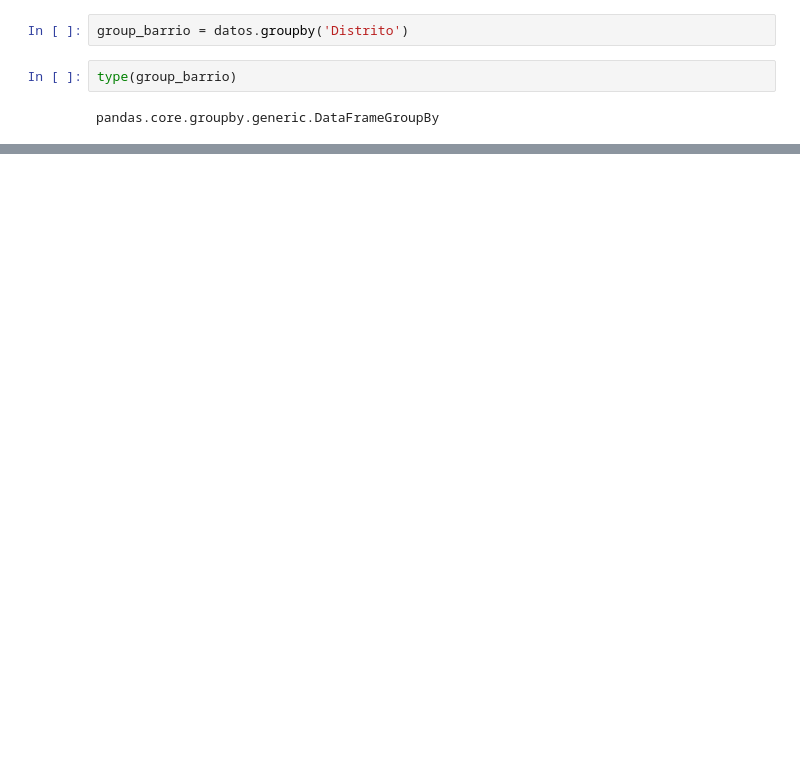
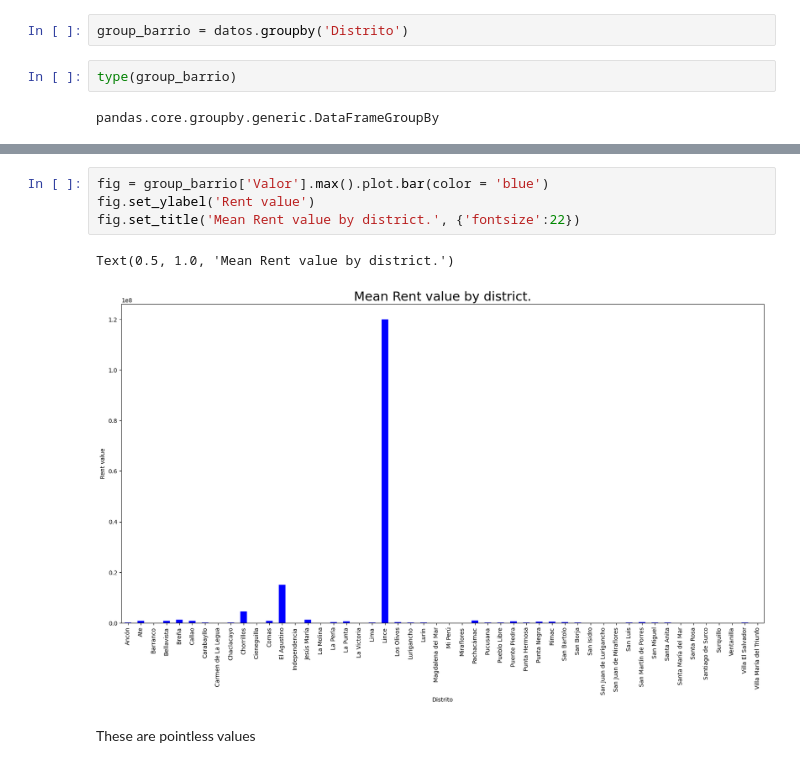
Before and after one commit to emersondivB0/PyProjects, a Jupyter notebook: DataScience/11_Creating_clusters.ipynb, the cells around one changed output, grey strips where cells are left out. Saved outputs shown, nothing was run; the diff lists cells and outputs as text; blank space fills up the shorter version.

```diff
--- a/DataScience/11_Creating_clusters.ipynb
+++ b/DataScience/11_Creating_clusters.ipynb
@@ -102,0 +215,9 @@ group_barrio[['Valor', 'Mantenimiento']].mean().round(2)
+# %%
+fig = group_barrio['Valor'].max().plot.bar(color = 'blue')
+fig.set_ylabel('Rent value')
+fig.set_title('Mean Rent value by district.', {'fontsize':22})
+# %% [output]
+Text(0.5, 1.0, 'Mean Rent value by district.')
+[figure, added]
+# %% [markdown]
+These are pointless values
```
Also changed, not shown: parts of 15 cells of this notebook.
